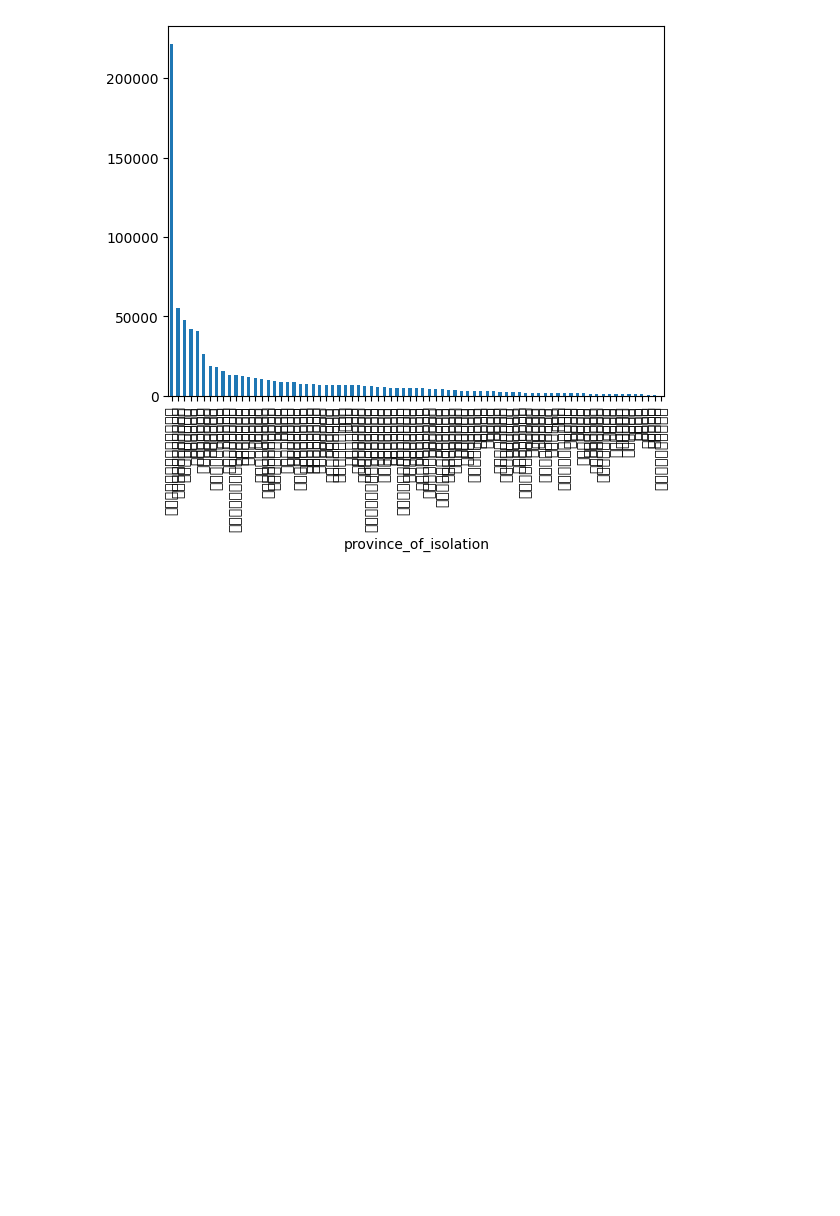
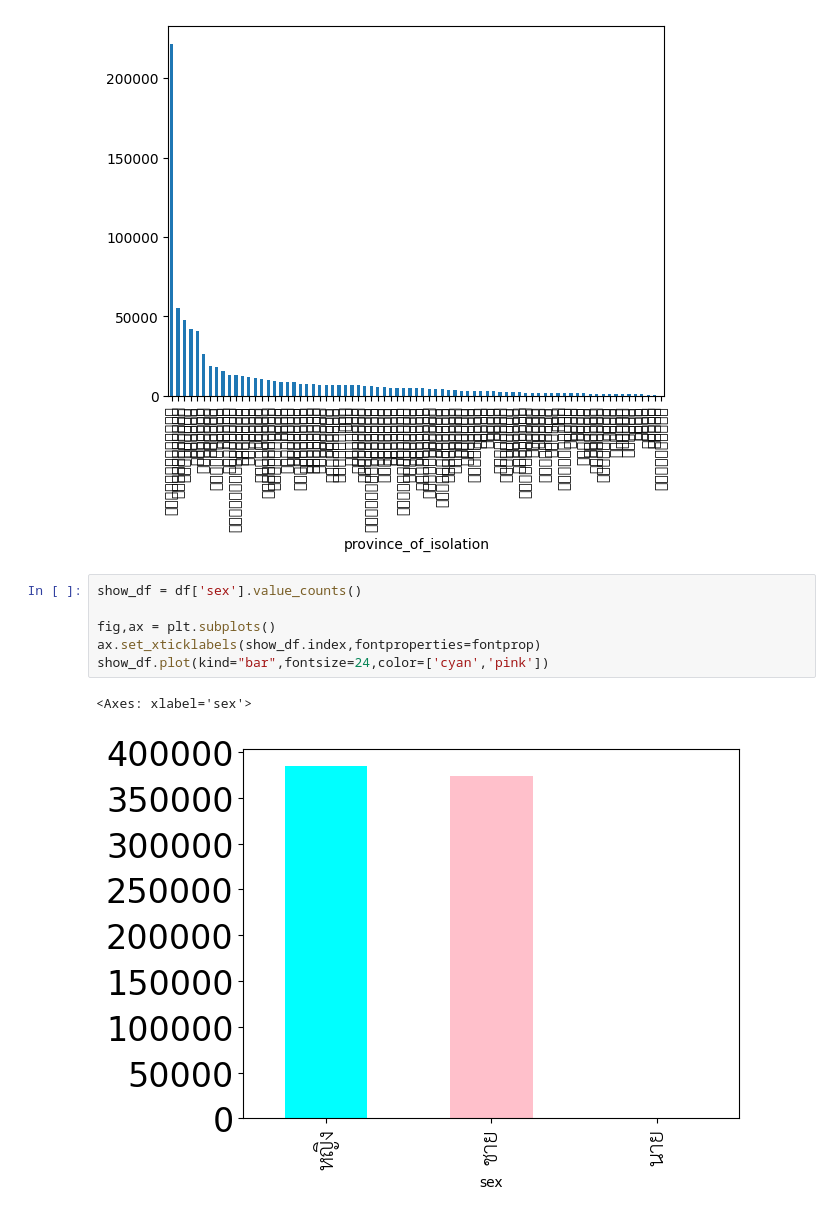
Before and after one commit to Septkung/Python-Pandas-Learning, a Jupyter notebook: Play_with_Data_VII.ipynb, the cells around one changed output. Drawn from its saved outputs; the diff is of its cells as text; blank space fills up the shorter version.

Commit message:
Data Visualization 8.1.1-8.2

```diff
--- a/Play_with_Data_VII.ipynb
+++ b/Play_with_Data_VII.ipynb
@@ -46,3 +46,12 @@ df['province_of_isolation'].value_counts().plot(kind='bar')
 # %% [output]
 <Axes: xlabel='province_of_isolation'>
 [figure]
+# %%
+show_df = df['sex'].value_counts()
+
+fig,ax = plt.subplots()
+ax.set_xticklabels(show_df.index,fontproperties=fontprop)
+show_df.plot(kind="bar",fontsize=24,color=['cyan','pink'])
+# %% [output]
+<Axes: xlabel='sex'>
+[figure, added]
```
Also changed, not shown: parts of 16 cells of this notebook.
